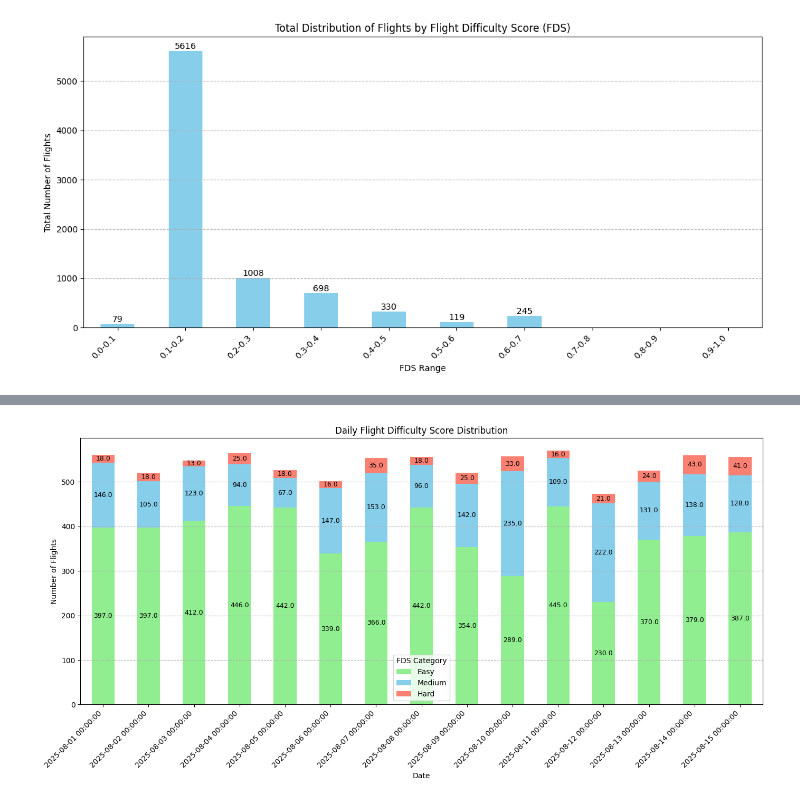
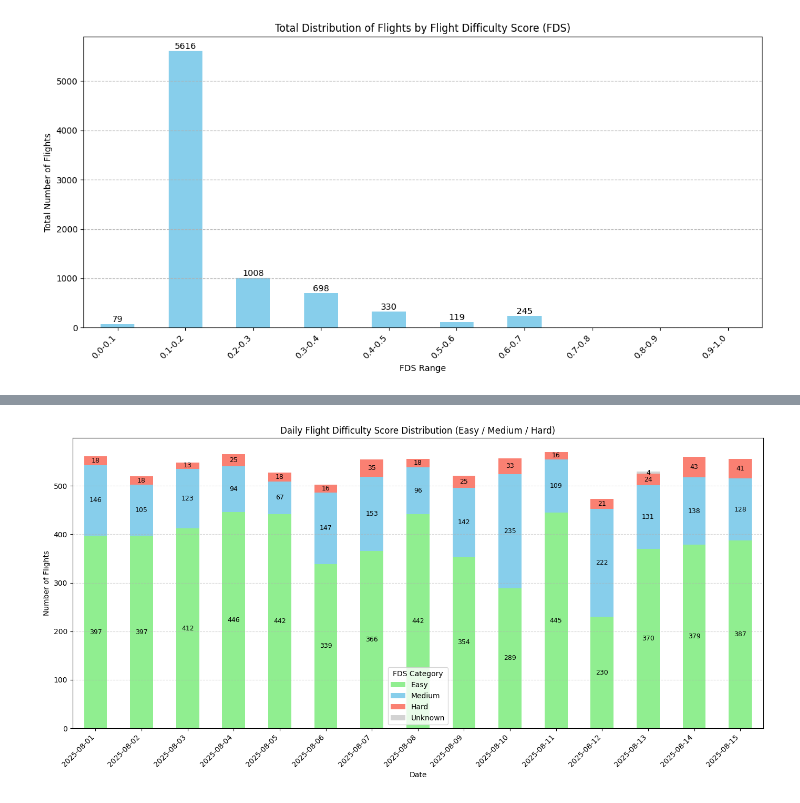
Before and after one commit to Rujhan052/skyhack, a Jupyter notebook: EDA.ipynb, the cells around one changed output, grey strips where cells are left out. Cells and saved outputs as stored; diff of their text form; code cells hidden in the pictures.

```diff
--- a/EDA.ipynb
+++ b/EDA.ipynb
@@ -1,7 +1,7 @@
 # %%
 import pandas as pd
 
-df=pd.read_csv(r"C:\Users\rujha\OneDrive\Desktop\skyhack\test_Ritvik Kumar_Rujhan N Sharma.csv")
+df=pd.read_csv(r"C:\Users\kumar\Downloads\test_Ritvik Kumar_Rujhan N Sharma.csv")
 # %%
 # +++++++++++++ Average Delay and Percentage of Late Departures ++++++++++++++
 
@@ -505,33 +516,87 @@ plt.show()
 # %%
 # +++++++++ Date-wise Flight_difficulty_score distribution +++++++++++++
 
+df.columns = df.columns.str.strip().str.lower()  # normalize column names to lowercase
+
+# --- Ensure we have the expected columns (safe fallbacks) ---
+date_col = 'scheduled_departure_date_local'
+fds_col = 'flight_difficulty_score'  # normalized name
+
+if date_col not in df.columns:
+    raise KeyError(f"Date column '{date_col}' not found. Available columns: {df.columns.tolist()}")
+
+# Convert/cast columns
+df[date_col] = pd.to_datetime(df[date_col], errors='coerce')
+
+# Ensure numeric FDS column exists and is numeric
+if fds_col not in df.columns:
+    raise KeyError(f"FDS column '{fds_col}' not found. Available columns: {df.columns.tolist()}")
+
+df[fds_col] = pd.to_numeric(df[fds_col], errors='coerce')
+
+# Drop rows with no date (optional)
+df = df.dropna(subset=[date_col])
+
+# --- Define bins and categories ---
 bins = [0, 0.2, 0.5, np.inf]
 labels = ['Easy', 'Medium', 'Hard']
 
-df['FDS_category'] = pd.cut(df['FLIGHT_DIFFICULTY_SCORE'], bins=bins, labels=labels, right=False)
+# Use pd.cut safely (values outside bins become NaN)
+df['fds_category'] = pd.cut(df[fds_col], bins=bins, labels=labels, right=False)
 
-# Group by date and FDS category, then count the flights
-daily_fds_distribution = df.groupby(['scheduled_departure_date_local', 'FDS_category'], observed=False).size().unstack(fill_value=0)
+# Replace NaN categories with 'Unknown' if you want to keep them (optional)
+df['fds_category'] = df['fds_category'].cat.add_categories(['Unknown']).fillna('Unknown')
 
-# Created a stacked bar plot
-ax = daily_fds_distribution.plot(kind='bar', stacked=True, figsize=(14, 7), color=['lightgreen', 'skyblue', 'salmon'])
+# --- Group by date and category ---
+daily_fds_distribution = (
+    df.groupby([date_col, 'fds_category'], observed=False)
+      .size()
+      .unstack(fill_value=0)
+      .sort_index()
+)
 
-# Adding  value labels on top of the bars
-for container in ax.containers:
-    labels = [v.get_height() if v.get_height() > 0 else '' for v in container]
-    ax.bar_label(container, labels=labels, label_type='center', fontsize=9)
+# If dates are the index, convert to strings for prettier x-axis labels (optional)
+daily_fds_distribution.index = pd.to_datetime(daily_fds_distribution.index)
+x_labels = daily_fds_distribution.index.strftime('%Y-%m-%d')
 
-# Adding labels, title, and legend
-plt.title('Daily Flight Difficulty Score Distribution')
-plt.xlabel('Date')
-plt.ylabel('Number of Flights')
-plt.xticks(rotation=45, ha='right')
-plt.legend(title='FDS Category')
-plt.grid(axis='y', linestyle='--')
+# --- Plot stacked bar chart ---
+fig, ax = plt.subplots(figsize=(14, 7))
+
+colors = {'Easy': 'lightgreen', 'Medium': 'skyblue', 'Hard': 'salmon', 'Unknown': 'lightgray'}
+# Ensure columns in desired order
+cols_to_plot = [c for c in ['Easy', 'Medium', 'Hard', 'Unknown'] if c in daily_fds_distribution.columns]
+
+daily_fds_distribution[cols_to_plot].plot(kind='bar', stacked=True, ax=ax, color=[colors[c] for c in cols_to_plot])
+
+# --- Add value labels (centered) safely ---
+# matplotlib.bar_label exists in recent versions; this code works with or without it
+try:
+    for container in ax.containers:
+        # Use integer labels where height > 0
+        labels = [int(v.get_height()) if v.get_height() > 0 else '' for v in container]
+        ax.bar_label(container, labels=labels, label_type='center', fontsize=9)
+except Exception:
+    # Fallback: annotate manually for each bar segment (slower)
+    for i, (idx, row) in enumerate(daily_fds_distribution[cols_to_plot].iterrows()):
+        left = 0
+        for col in cols_to_plot:
+            val = int(row[col])
+            if val > 0:
+                ax.text(i, left + val/2, str(val), ha='center', va='center', fontsize=8)
+            left += val
+
+# --- Formatting ---
+ax.set_title('Daily Flight Difficulty Score Distribution (Easy / Medium / Hard)')
+ax.set_xlabel('Date')
+ax.set_ylabel('Number of Flights')
+ax.set_xticks(range(len(x_labels)))
+ax.set_xticklabels(x_labels, rotation=45, ha='right')
+ax.legend(title='FDS Category')
+ax.grid(axis='y', linestyle='--', alpha=0.5)
 plt.tight_layout()
 
-# Save and display the plot
-plt.savefig('daily_fds_distribution_bar_plot_with_values.png')
+# --- Save & show ---
+plt.savefig('daily_fds_distribution_bar_plot_with_values.png', dpi=150)
 plt.show()
 # %% [output]
-[figure, old version]
+[figure, new version]
```
Also changed, not shown: parts of 17 cells of this notebook.
